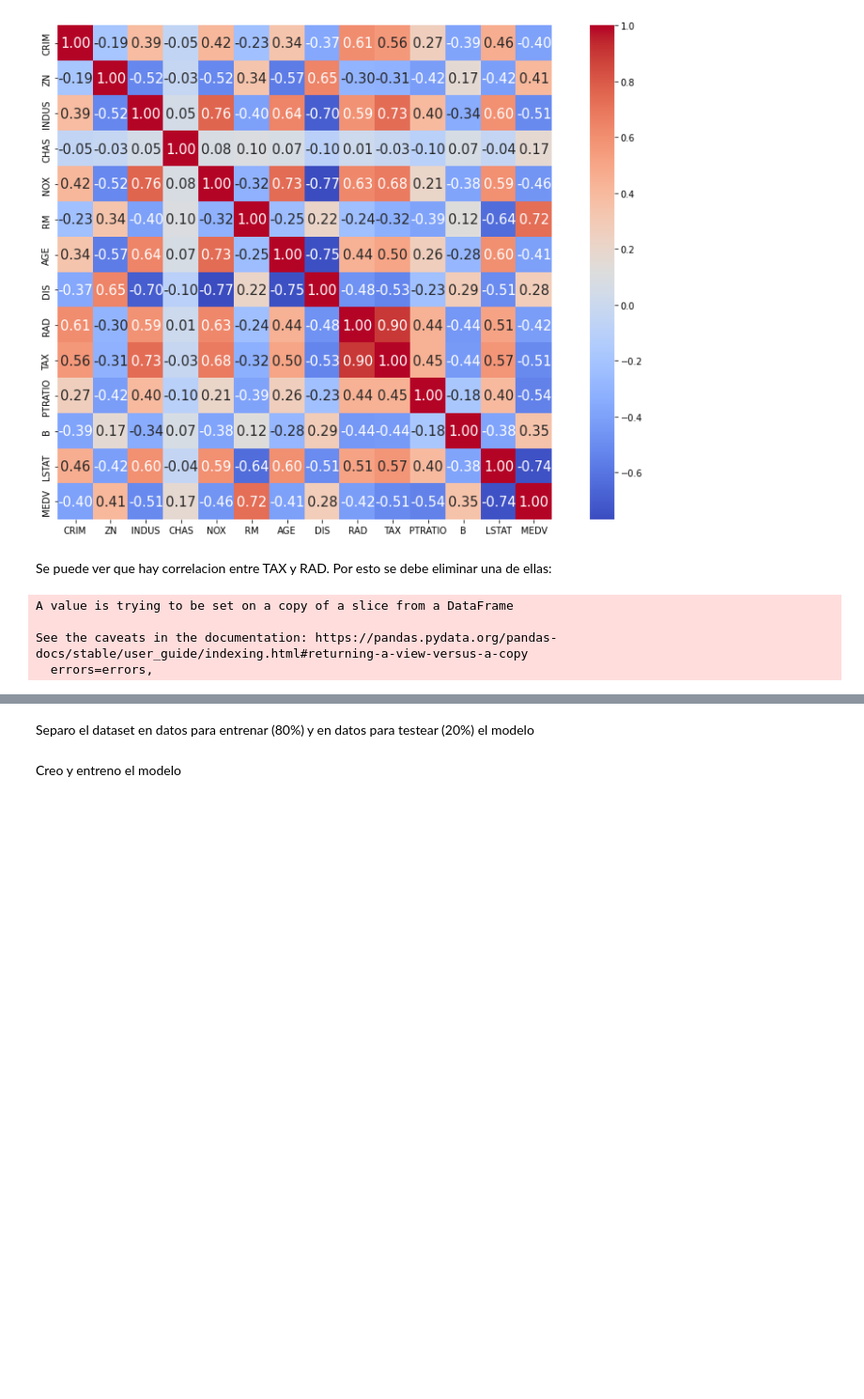
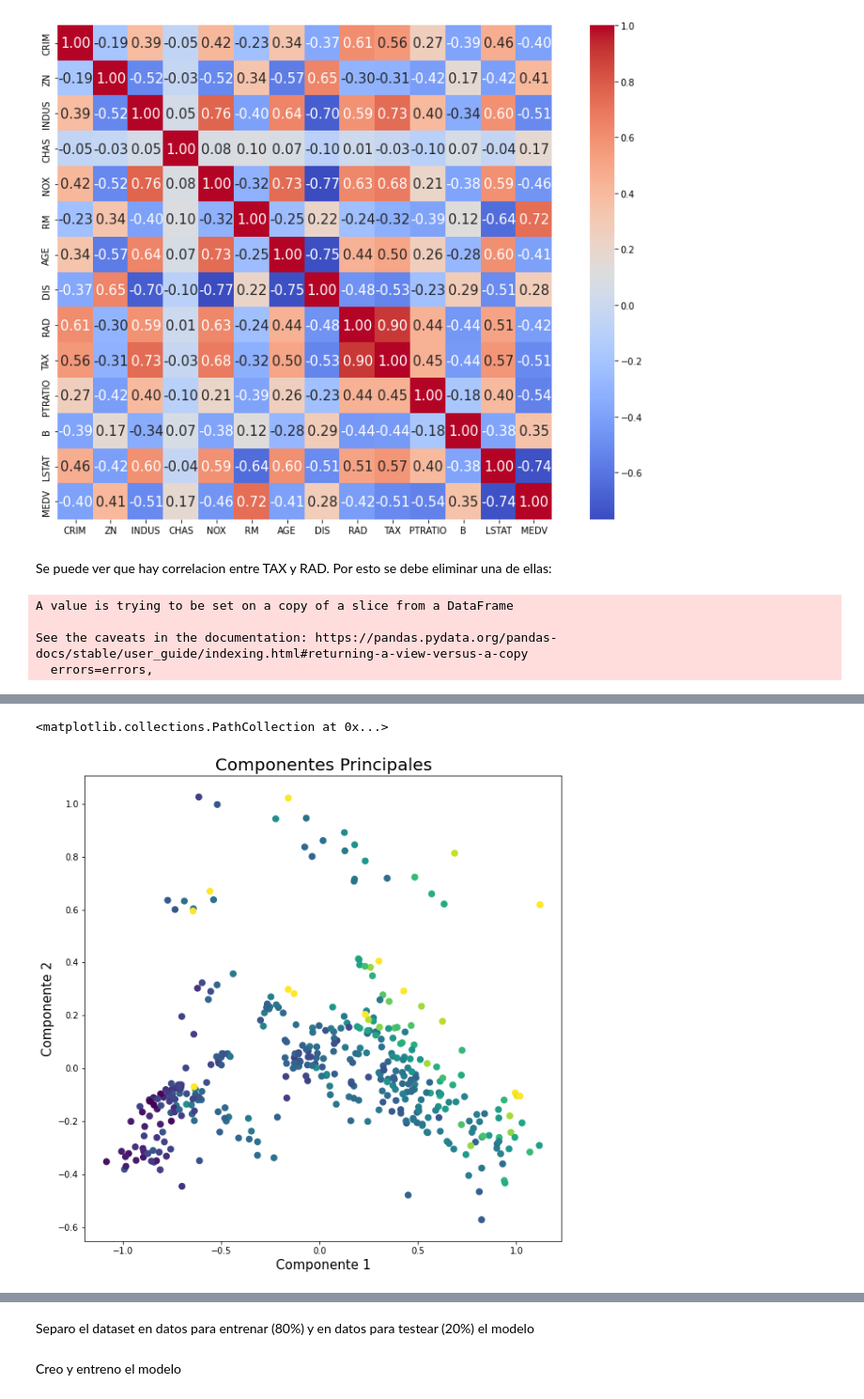
Before and after one commit to FaragoFa/Materia-de-aprendizaje, a Jupyter notebook: ML7.ipynb, the cells around one changed output, grey strips where cells are left out. Shown at 94% size. Saved outputs shown, nothing was run; the diff lists cells and outputs as text; code cells hidden in the pictures; blank space fills up the shorter version.

```diff
--- a/ML7.ipynb
+++ b/ML7.ipynb
@@ -108,0 +177,12 @@ y = scale(y)
+# %%
+fig = plt.figure(figsize=(10,10))
+ax = fig.add_subplot(1,1,1)
+ax.set_xlabel('Componente 1', fontsize = 15)
+ax.set_ylabel('Componente 2', fontsize = 15)
+ax.set_title('Componentes Principales', fontsize = 20)
+
+color_theme = np.array(["blue", "green", "orange"])
+ax.scatter(x = pca_pd.Componente_1, y = pca_pd.Componente_2, c = pca_pd.MEDV, s=50)
+# %% [output]
+<matplotlib.collections.PathCollection at 0x...>
+[figure, added]
```
Also changed, not shown: parts of 17 cells of this notebook.
